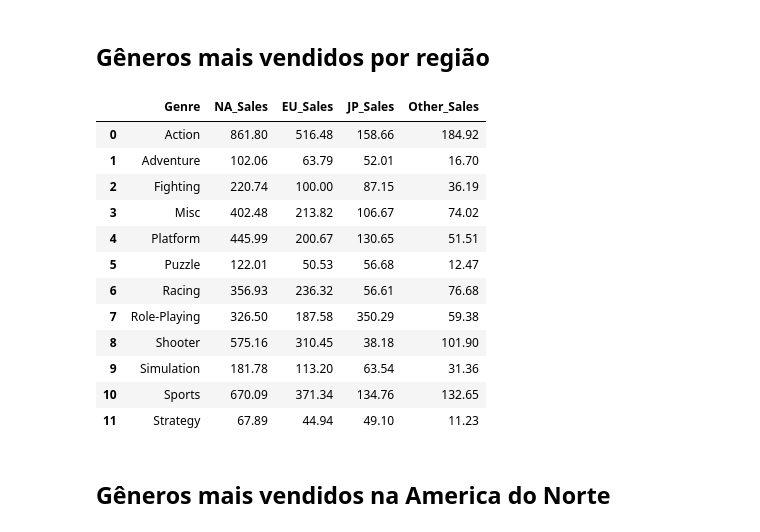
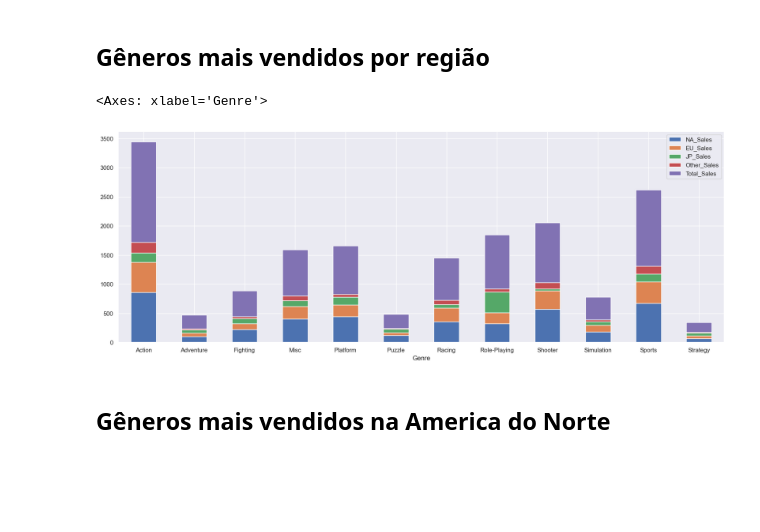
Before and after one commit to IgorJordany/AED, a Jupyter notebook: Trabalho final/main.ipynb, the cells around one changed output. Cells and saved outputs as stored; diff of their text form; code cells hidden in the pictures; blank space fills up the shorter version.

```diff
--- a/Trabalho final/main.ipynb
+++ b/Trabalho final/main.ipynb
@@ -142,27 +142,16 @@ sns.barplot(x='Genre',y='Sales', data=genre_global_sales)
 # %%
 genre_global_sales_region = pd.DataFrame({
     'NA_Sales': game_sales_df.groupby("Genre")['NA_Sales'].sum(),
     'EU_Sales': game_sales_df.groupby("Genre")['EU_Sales'].sum(),
     'JP_Sales': game_sales_df.groupby("Genre")['JP_Sales'].sum(),
     'Other_Sales': game_sales_df.groupby("Genre")['Other_Sales'].sum(),
-    # 'Total_Sales' : game_sales_df.groupby("Genre")['Global_Sales'].sum()
+    'Total_Sales' : game_sales_df.groupby("Genre")['Global_Sales'].sum()
     }).reset_index()
 # genre_global_sales_region.plot.bar(x="Genre", rot=0, figsize=(20, 7))
-genre_global_sales_region.plot.bar(x="Genre", rot=0, figsize=(20, 7))
+genre_global_sales_region.plot.bar(x="Genre", stacked=True, rot=0, figsize=(20, 7))
 # %% [output]
-|  | Genre | NA_Sales | EU_Sales | JP_Sales | Other_Sales |
-| 0 | Action | 861.80 | 516.48 | 158.66 | 184.92 |
-| 1 | Adventure | 102.06 | 63.79 | 52.01 | 16.70 |
-| 2 | Fighting | 220.74 | 100.00 | 87.15 | 36.19 |
-| 3 | Misc | 402.48 | 213.82 | 106.67 | 74.02 |
-| 4 | Platform | 445.99 | 200.67 | 130.65 | 51.51 |
-| 5 | Puzzle | 122.01 | 50.53 | 56.68 | 12.47 |
-| 6 | Racing | 356.93 | 236.32 | 56.61 | 76.68 |
-| 7 | Role-Playing | 326.50 | 187.58 | 350.29 | 59.38 |
-| 8 | Shooter | 575.16 | 310.45 | 38.18 | 101.90 |
-| 9 | Simulation | 181.78 | 113.20 | 63.54 | 31.36 |
-| 10 | Sports | 670.09 | 371.34 | 134.76 | 132.65 |
-| 11 | Strategy | 67.89 | 44.94 | 49.10 | 11.23 |
+<Axes: xlabel='Genre'>
+[figure, added]
 # %% [markdown]
 ## Gêneros mais vendidos na America do Norte
 # %%
```
Also changed, not shown: parts of 15 cells of this notebook.
